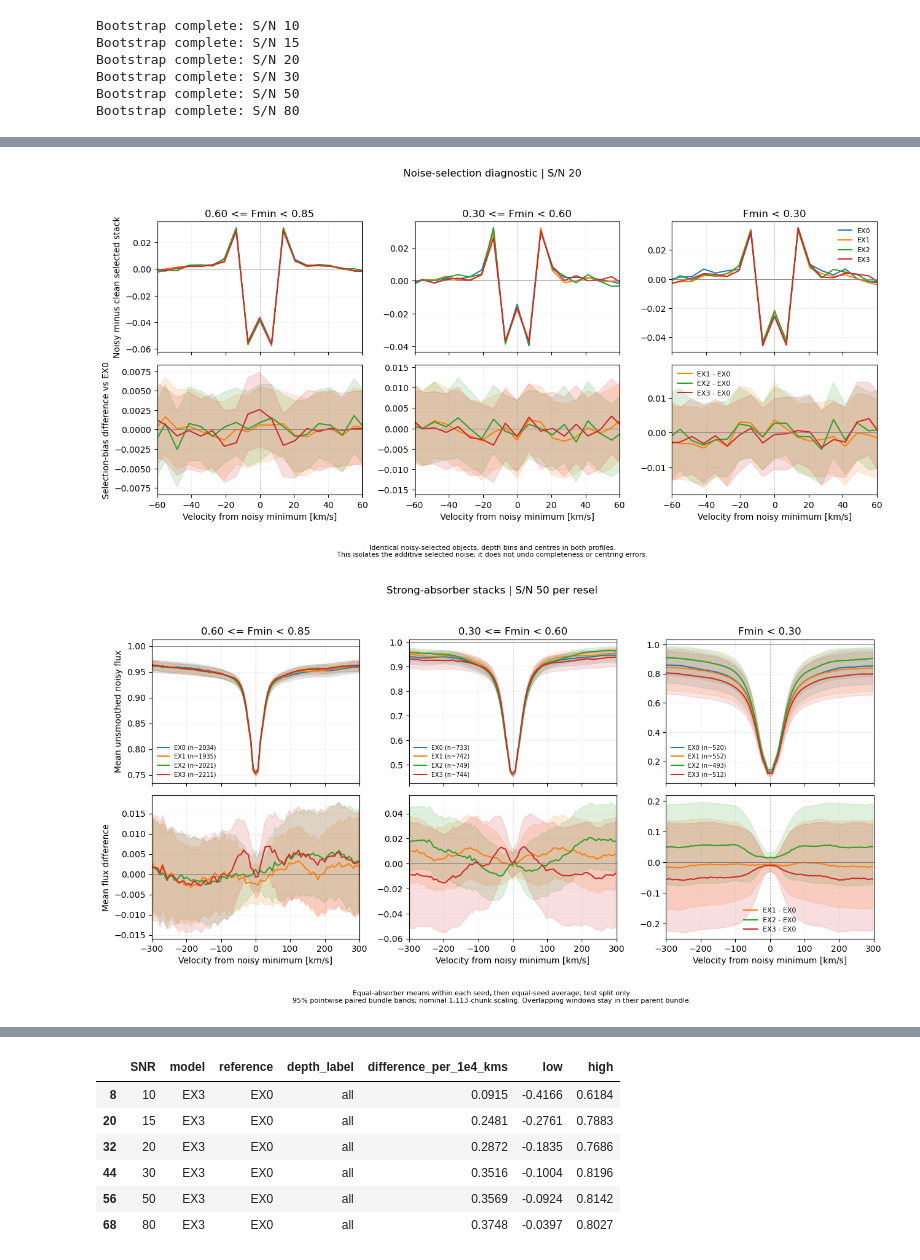
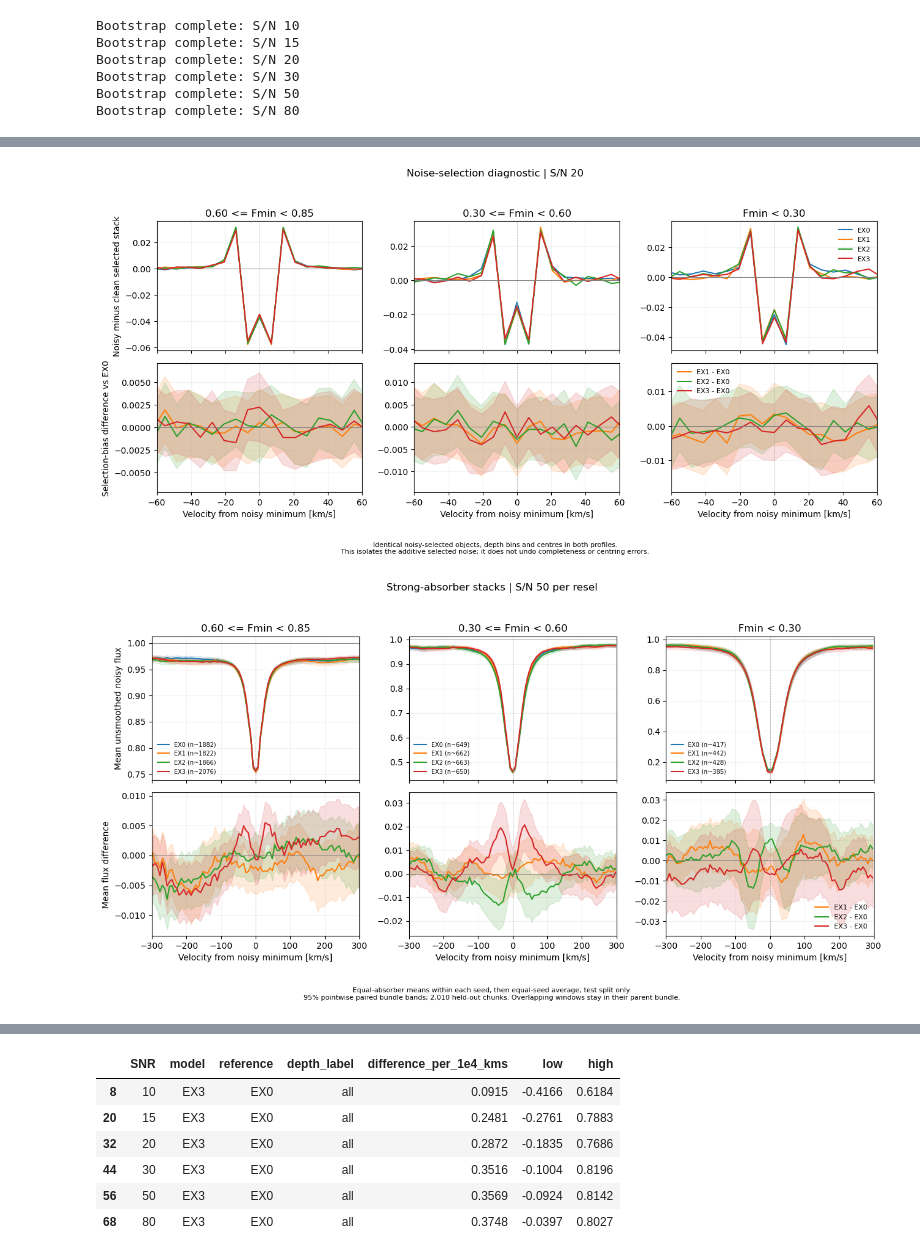
Before and after one commit to gogoi7/lya_forest_ml, a Jupyter notebook: notebooks/cos_strong_absorbers.ipynb, the cells around one changed output, grey strips where cells are left out. Drawn from its saved outputs; the diff is of its cells as text; code cells hidden in the pictures.

Commit message:
Use raw aggregation and prepare Sujin absorber dataset

```diff
--- a/notebooks/cos_strong_absorbers.ipynb
+++ b/notebooks/cos_strong_absorbers.ipynb
@@ -31,12 +31,17 @@ SHOW_SNRS = (20, 50)
 N_BOOT = 5000
 BOOT_SEED = 20261011
 # Change to None for bands describing the actual held-out simulation sample.
-N_TARGET = 1113
-FLUX_CUT, SIGMA_CUT, MERGE_KMS = 0.85, 3.0, 50.0
+N_TARGET = None  # Uncertainty for the actual held-out simulation sample.
+FLUX_CUT, SIGMA_CUT = 0.85, 3.0
+RECOVERY_FLUX = 0.85
+
+OUT = (
+    ROOT / "outputs/cos_lsf_snr/strong_absorbers"
+    / f"recovery085_{datetime.now(timezone.utc).strftime('%Y%m%dT%H%M%S%fZ')}"
+)
 HALF_WINDOW_KMS = 300.0
 DEPTH_LABELS = ("0.60 <= Fmin < 0.85", "0.30 <= Fmin < 0.60", "Fmin < 0.30")
 ASYM_EDGES = np.linspace(-2.0, 2.0, 81)
-OUT = ROOT / "outputs/cos_lsf_snr/strong_absorbers"
 OUT.mkdir(parents=True, exist_ok=True)
 
 manifest_path = ROOT / "outputs/uvb_mean_flux/manifests/z0_b15_seed42.npz"
@@ -449,7 +693,7 @@ for m, model in enumerate(MODELS):
                                  (seed_counts.noise_seed == seed)].sort_values("SNR")
         ax.plot(seed_frame.SNR, seed_frame.rate_per_1e4_kms, ".", color=colors[m], alpha=0.35)
 ax.set(xlabel="S/N per resolution element", ylabel="Detections per 10,000 km/s", xscale="log",
-       title="Observable incidence: noisy 3-bin minima, 50 km/s merging")
+       title="Observable incidence: noisy 3-bin minima, recovery at F = 0.85")
 ax.set_xticks(SNRS, labels=[str(x) for x in SNRS])
 ax.grid(alpha=0.2)
 ax.legend(frameon=False, ncol=4)
@@ -568,2 +812,2 @@ asymmetry_summary = pd.DataFrame(asym_rows)
-[figure, old version]
+[figure, new version]
-[figure, old version]
+[figure, new version]
```
Also changed, not shown: parts of 8 cells of this notebook, 10 other files.
